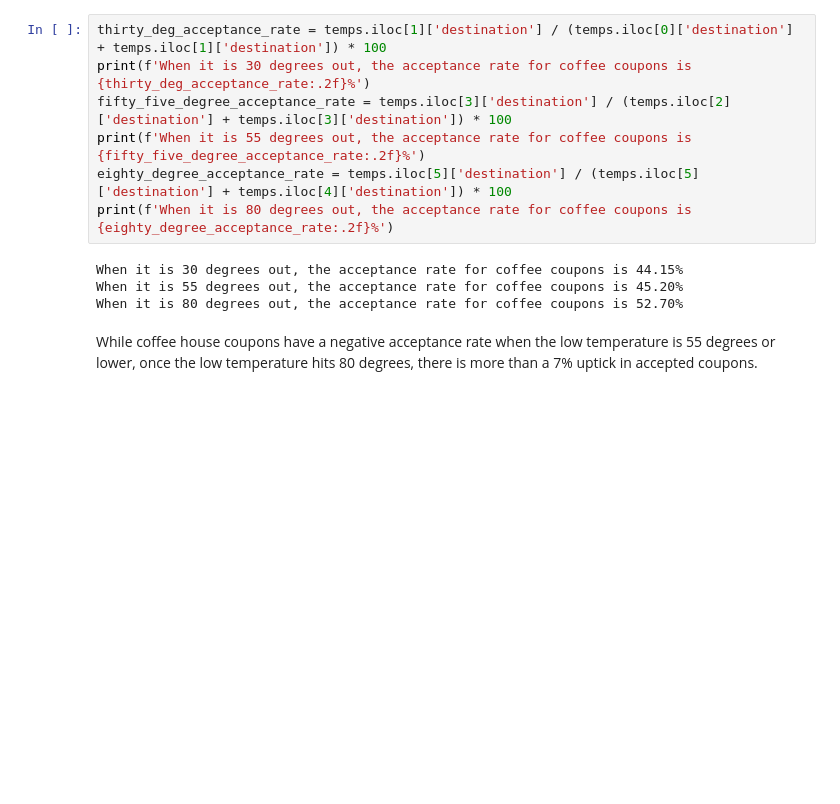
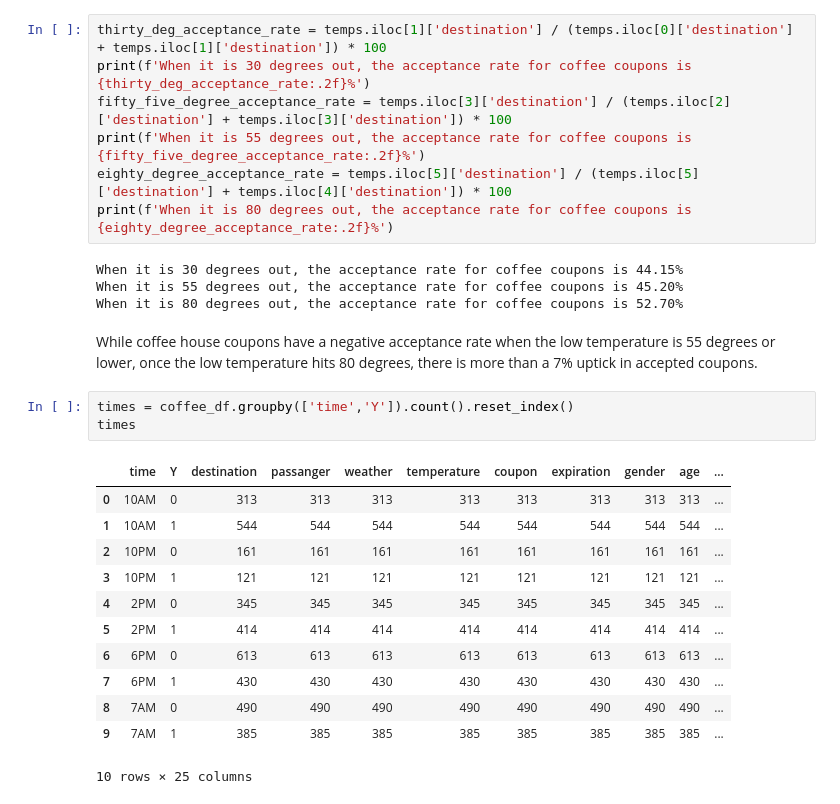
Before and after one commit to stephen-scheiman/final_assignment_5.1, a Jupyter notebook: prompt.ipynb, the cells around one changed output. Cells and saved outputs as stored; diff of their text form; blank space fills up the shorter version.

```diff
--- a/prompt.ipynb
+++ b/prompt.ipynb
@@ -339,3 +340,19 @@ When it is 55 degrees out, the acceptance rate for coffee coupons is 45.20%
 When it is 80 degrees out, the acceptance rate for coffee coupons is 52.70%
 # %% [markdown]
 While coffee house coupons have a negative acceptance rate when the low temperature is 55 degrees or lower, once the low temperature hits 80 degrees, there is more than a 7% uptick in accepted coupons.
+# %%
+times = coffee_df.groupby(['time','Y']).count().reset_index()
+times
+# %% [output]
+|  | time | Y | destination | passanger | weather | temperature | coupon | expiration | gender | age | ... |
+| 0 | 10AM | 0 | 313 | 313 | 313 | 313 | 313 | 313 | 313 | 313 | ... |
+| 1 | 10AM | 1 | 544 | 544 | 544 | 544 | 544 | 544 | 544 | 544 | ... |
+| 2 | 10PM | 0 | 161 | 161 | 161 | 161 | 161 | 161 | 161 | 161 | ... |
+| 3 | 10PM | 1 | 121 | 121 | 121 | 121 | 121 | 121 | 121 | 121 | ... |
+| 4 | 2PM | 0 | 345 | 345 | 345 | 345 | 345 | 345 | 345 | 345 | ... |
+| 5 | 2PM | 1 | 414 | 414 | 414 | 414 | 414 | 414 | 414 | 414 | ... |
+| 6 | 6PM | 0 | 613 | 613 | 613 | 613 | 613 | 613 | 613 | 613 | ... |
+| 7 | 6PM | 1 | 430 | 430 | 430 | 430 | 430 | 430 | 430 | 430 | ... |
+| 8 | 7AM | 0 | 490 | 490 | 490 | 490 | 490 | 490 | 490 | 490 | ... |
+| 9 | 7AM | 1 | 385 | 385 | 385 | 385 | 385 | 385 | 385 | 385 | ... |
+10 rows × 25 columns
```
Also changed, not shown: parts of 9 cells of this notebook.
